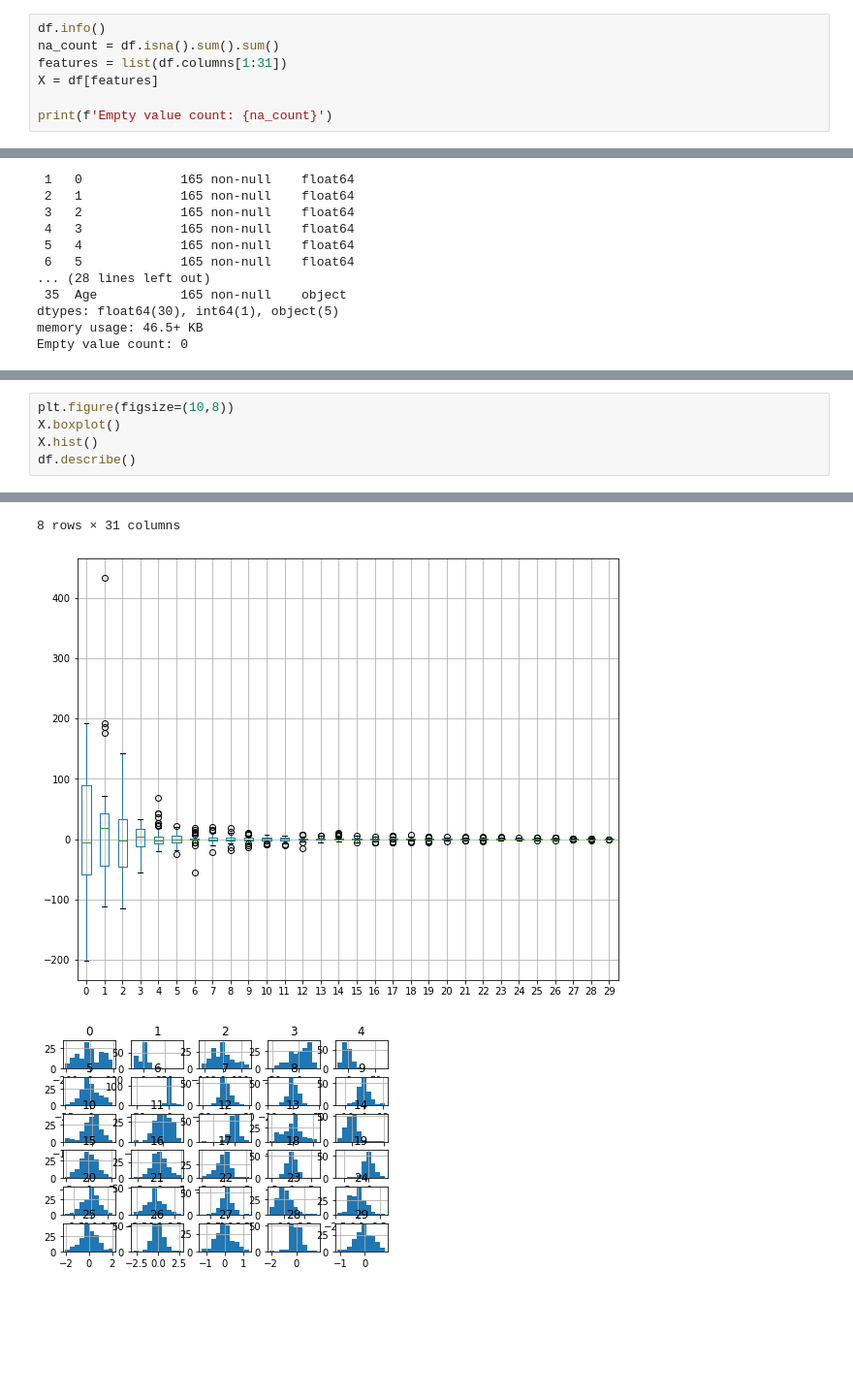
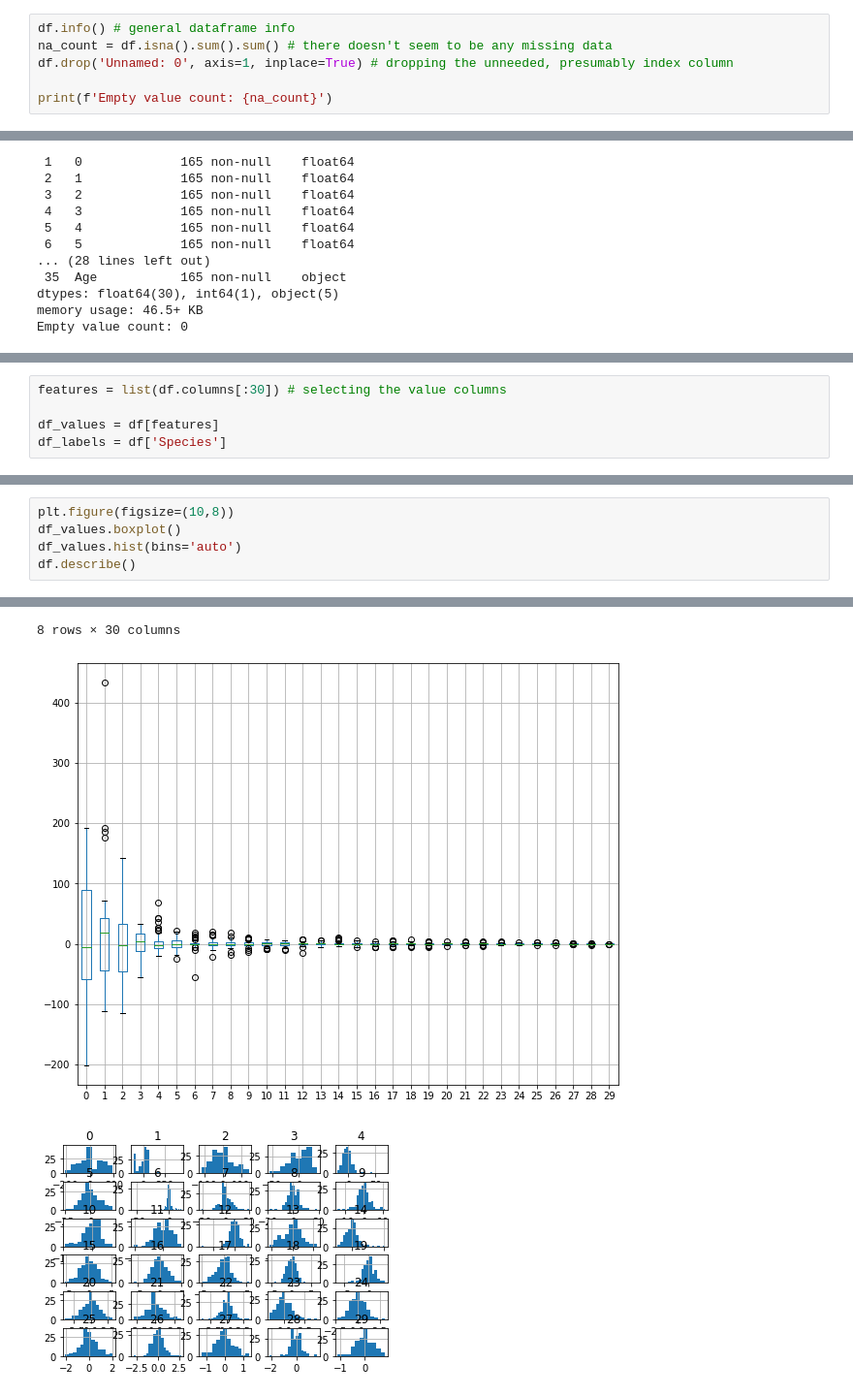
Before and after one commit to PRiesebos/DS3_Unsupervised, a Jupyter notebook: FinalAssignment.ipynb, the cells around one changed output, grey strips where cells are left out. Shown at 97% size. Cells and saved outputs as stored; diff of their text form; blank space fills up the shorter version.

```diff
--- a/FinalAssignment.ipynb
+++ b/FinalAssignment.ipynb
@@ -29,8 +42,7 @@ Check for missing data, skewness, distribution, sample, linearity, correlations
 # %%
-df.info()
-na_count = df.isna().sum().sum()
-features = list(df.columns[1:31])
-X = df[features]
+df.info() # general dataframe info
+na_count = df.isna().sum().sum() # there doesn't seem to be any missing data
+df.drop('Unnamed: 0', axis=1, inplace=True) # dropping the unneeded, presumably index column
 
 print(f'Empty value count: {na_count}')
 # %% [output]
@@ -53,0 +68,5 @@ Empty value count: 0
+# %%
+features = list(df.columns[:30]) # selecting the value columns
+
+df_values = df[features]
+df_labels = df['Species']
@@ -54,6 +75,6 @@ Empty value count: 0
 # %%
 plt.figure(figsize=(10,8))
-X.boxplot()
-X.hist()
+df_values.boxplot()
+df_values.hist(bins='auto')
 df.describe()
 # %% [output]
@@ -69,3 +90,3 @@ df.describe()
-8 rows × 31 columns
+8 rows × 30 columns
 [figure]
-[figure, old version]
+[figure, new version]
```
Also changed, not shown: parts of 35 cells of this notebook, 1 other file.
